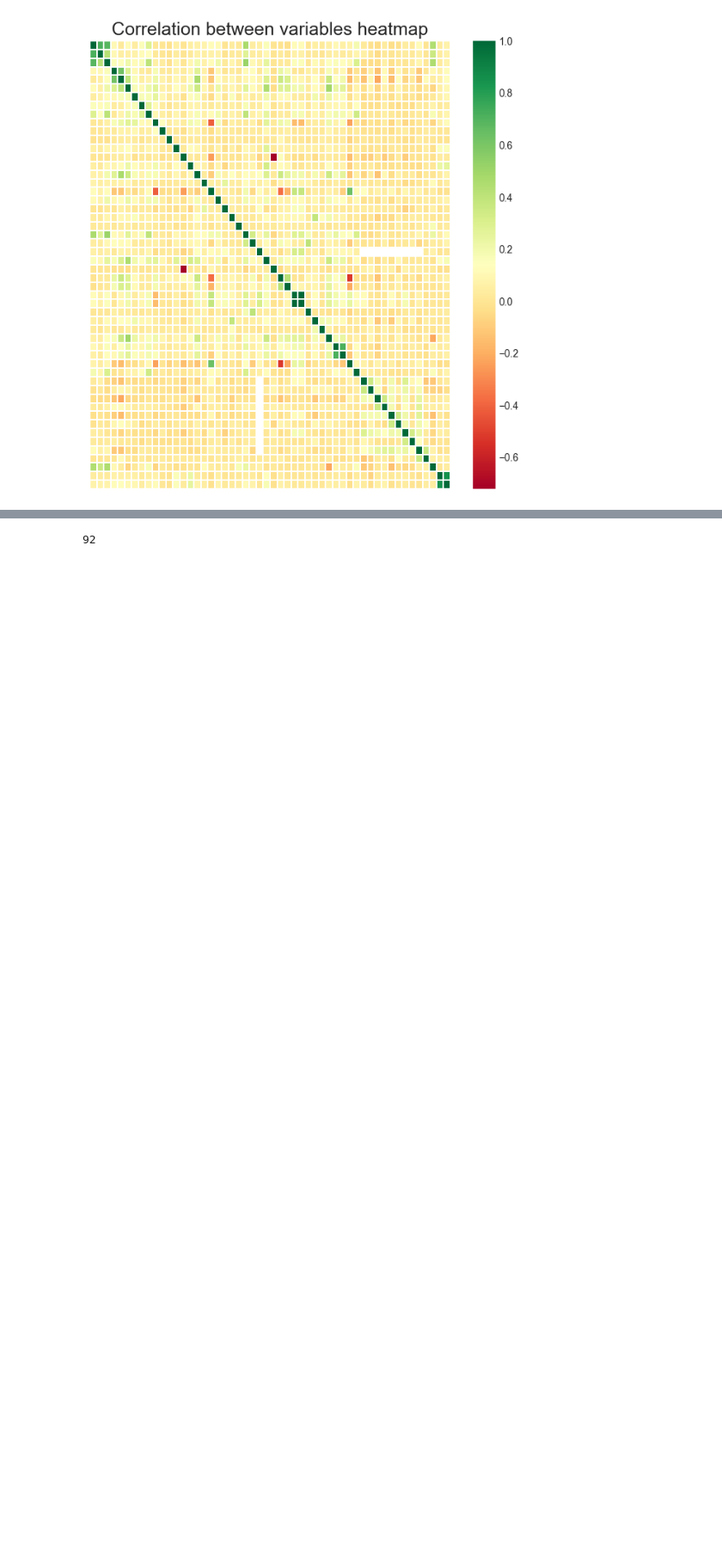
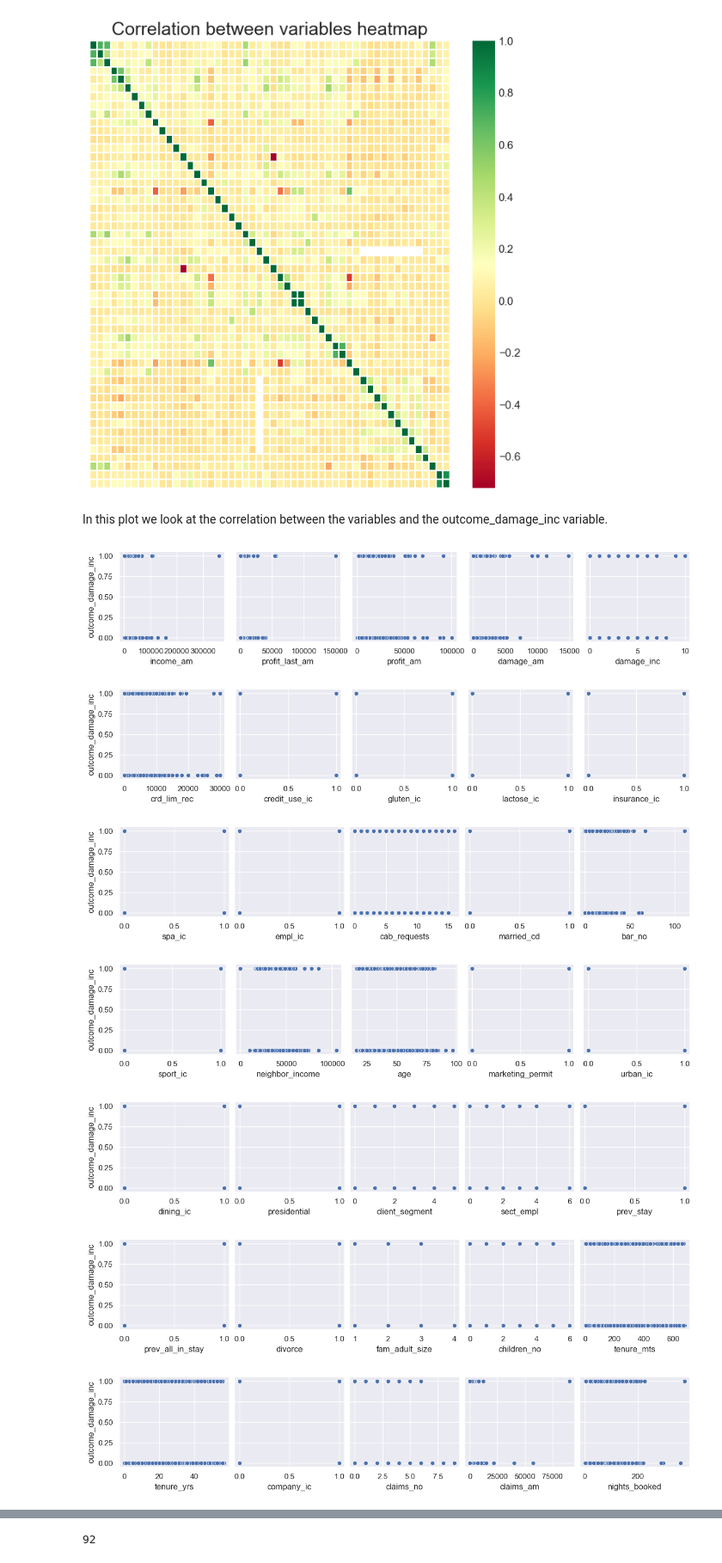
Before and after one commit to TomasHeyneman/Project-ML-, a Jupyter notebook: project.ipynb, the cells around one changed output, grey strips where cells are left out. Shown at 86% size. Saved outputs shown, nothing was run; the diff lists cells and outputs as text; code cells hidden in the pictures; blank space fills up the shorter version.

```diff
--- a/project.ipynb
+++ b/project.ipynb
@@ -279,21 +283,31 @@ sns.heatmap(corrmat,fmt="",cmap='RdYlGn',linewidths=0.30,ax=ax)
 plt.show()
 # %% [output]
 [figure]
+# %% [markdown]
+In this plot we look at the correlation between the variables and the outcome_damage_inc variable.
 # %%
-# sns.set()
-# features = train.copy()
-# features = features.drop(["outcome_damage_inc"], 1)
-# xvars = features.columns
-# sns.pairplot(train, y_vars=['outcome_damage_inc'], x_vars=(xvars[0:5]))
-# sns.pairplot(train, y_vars=['outcome_damage_inc'], x_vars=(xvars[5:10]))
-# sns.pairplot(train, y_vars=['outcome_damage_inc'], x_vars=(xvars[10:15]))
-# sns.pairplot(train, y_vars=['outcome_damage_inc'], x_vars=(xvars[15:20]))
-# sns.pairplot(train, y_vars=['outcome_damage_inc'], x_vars=(xvars[20:25]))
-# sns.pairplot(train, y_vars=['outcome_damage_inc'], x_vars=(xvars[25:30]))
-# sns.pairplot(train, y_vars=['outcome_damage_inc'], x_vars=(xvars[30:35]))
-# sns.pairplot(train, y_vars=['outcome_damage_inc'], x_vars=(xvars[35:40]))
-# sns.pairplot(train, y_vars=['outcome_damage_inc'], x_vars=(xvars[40:45]))
-# sns.pairplot(train, y_vars=['outcome_damage_inc'], x_vars=(xvars[45:50]))
-# sns.pairplot(train, y_vars=['outcome_damage_inc'], x_vars=(xvars[50:53]))
+sns.set()
+features = train.copy()
+features = features.drop(["outcome_damage_inc"], 1)
+xvars = features.columns
+sns.pairplot(train, y_vars=['outcome_damage_inc'], x_vars=(xvars[0:5]))
+sns.pairplot(train, y_vars=['outcome_damage_inc'], x_vars=(xvars[5:10]))
+sns.pairplot(train, y_vars=['outcome_damage_inc'], x_vars=(xvars[10:15]))
+sns.pairplot(train, y_vars=['outcome_damage_inc'], x_vars=(xvars[15:20]))
+sns.pairplot(train, y_vars=['outcome_damage_inc'], x_vars=(xvars[20:25]))
+sns.pairplot(train, y_vars=['outcome_damage_inc'], x_vars=(xvars[25:30]))
+sns.pairplot(train, y_vars=['outcome_damage_inc'], x_vars=(xvars[30:35]))
+sns.pairplot(train, y_vars=['outcome_damage_inc'], x_vars=(xvars[35:40]))
+sns.pairplot(train, y_vars=['outcome_damage_inc'], x_vars=(xvars[40:45]))
+sns.pairplot(train, y_vars=['outcome_damage_inc'], x_vars=(xvars[45:50]))
+sns.pairplot(train, y_vars=['outcome_damage_inc'], x_vars=(xvars[50:53]))
 
-# plt.show()
+plt.show()
+# %% [output]
+[figure, added]
+[figure, added]
+[figure, added]
+[figure, added]
+[figure, added]
+[figure, added]
+[figure, added]
```
Also changed, not shown: parts of 103 cells of this notebook.
